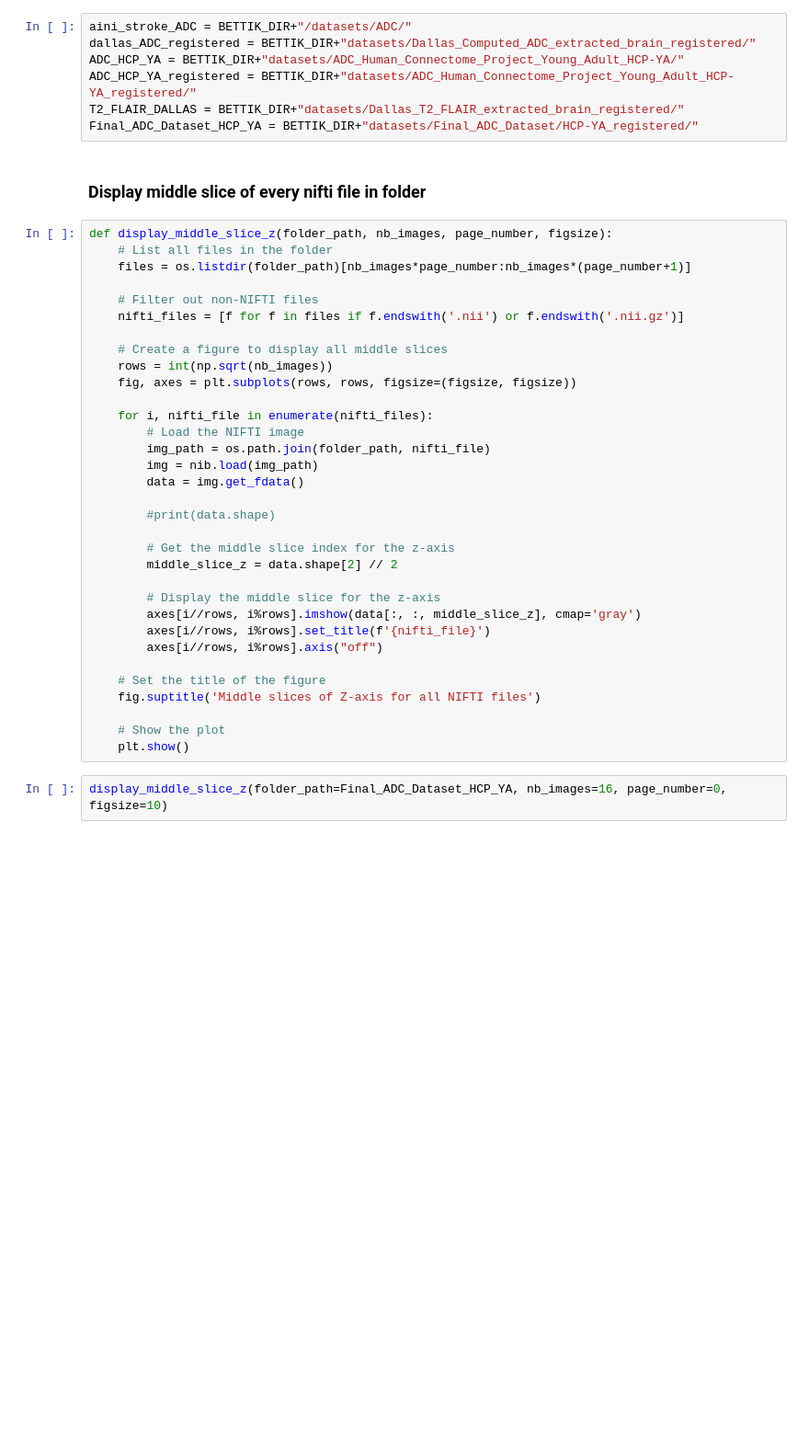
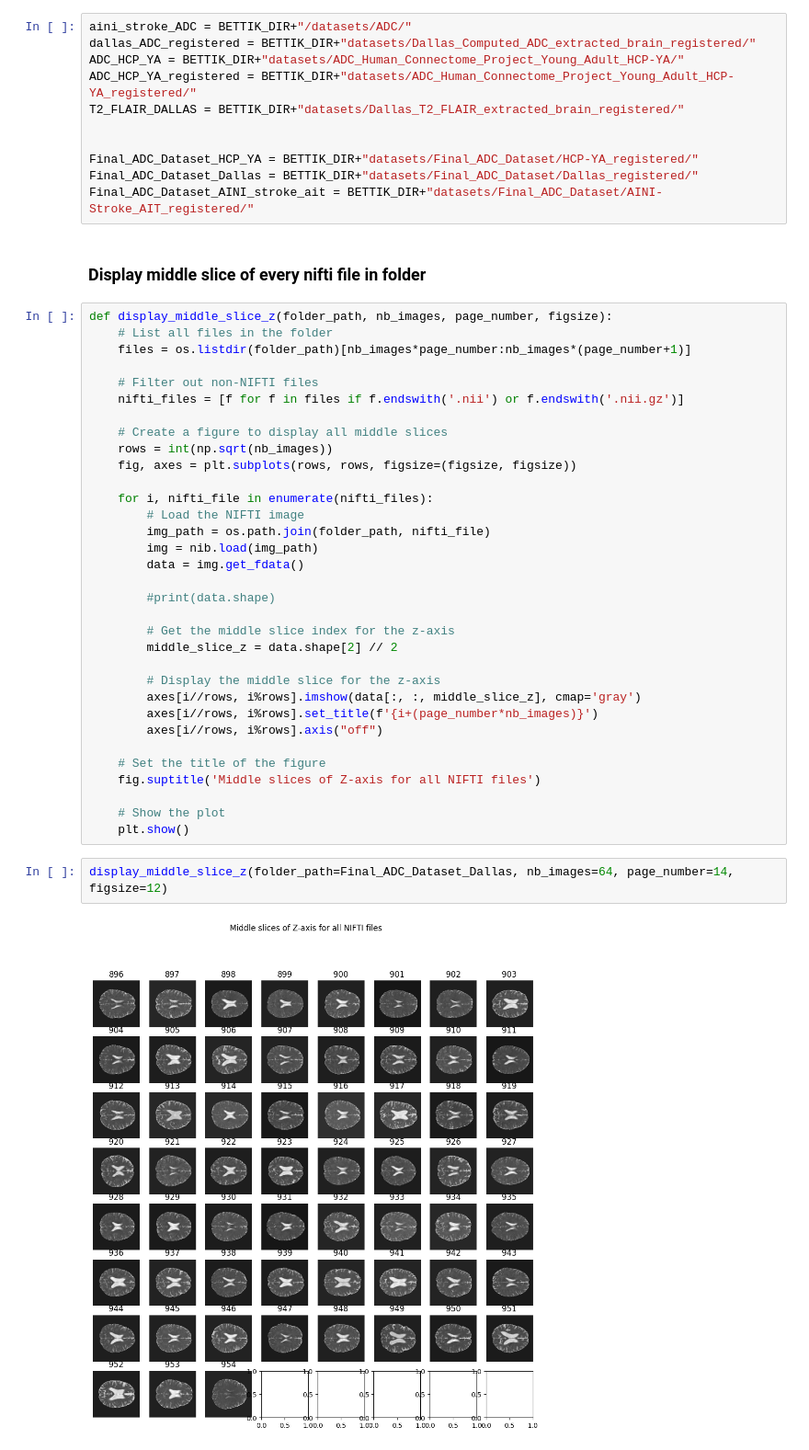
Before and after one commit to theotimefd/AnoDiffExperiments, a Jupyter notebook: Dataset_Preprocessing/visualize.ipynb, the cells around one changed output. Shown at 92% size. Saved outputs shown, nothing was run; the diff lists cells and outputs as text; blank space fills up the shorter version.

```diff
--- a/Dataset_Preprocessing/visualize.ipynb
+++ b/Dataset_Preprocessing/visualize.ipynb
@@ -16,7 +17,11 @@ dallas_ADC_registered = BETTIK_DIR+"datasets/Dallas_Computed_ADC_extracted_brain
 ADC_HCP_YA = BETTIK_DIR+"datasets/ADC_Human_Connectome_Project_Young_Adult_HCP-YA/"
 ADC_HCP_YA_registered = BETTIK_DIR+"datasets/ADC_Human_Connectome_Project_Young_Adult_HCP-YA_registered/"
 T2_FLAIR_DALLAS = BETTIK_DIR+"datasets/Dallas_T2_FLAIR_extracted_brain_registered/"
+
+
 Final_ADC_Dataset_HCP_YA = BETTIK_DIR+"datasets/Final_ADC_Dataset/HCP-YA_registered/"
+Final_ADC_Dataset_Dallas = BETTIK_DIR+"datasets/Final_ADC_Dataset/Dallas_registered/"
+Final_ADC_Dataset_AINI_stroke_ait = BETTIK_DIR+"datasets/Final_ADC_Dataset/AINI-Stroke_AIT_registered/"
 # %% [markdown]
 ### Display middle slice of every nifti file in folder
 # %%
@@ -44,7 +49,7 @@ def display_middle_slice_z(folder_path, nb_images, page_number, figsize):
 
         # Display the middle slice for the z-axis
         axes[i//rows, i%rows].imshow(data[:, :, middle_slice_z], cmap='gray')
-        axes[i//rows, i%rows].set_title(f'{nifti_file}')
+        axes[i//rows, i%rows].set_title(f'{i+(page_number*nb_images)}')
         axes[i//rows, i%rows].axis("off")
 
     # Set the title of the figure
@@ -53,4 +58,6 @@ def display_middle_slice_z(folder_path, nb_images, page_number, figsize):
     # Show the plot
     plt.show()
 # %%
-display_middle_slice_z(folder_path=Final_ADC_Dataset_HCP_YA, nb_images=16, page_number=0, figsize=10)
+display_middle_slice_z(folder_path=Final_ADC_Dataset_Dallas, nb_images=64, page_number=14, figsize=12)
+# %% [output]
+[figure, added]
```
Also changed, not shown: parts of 5 cells of this notebook, 9 other files.
